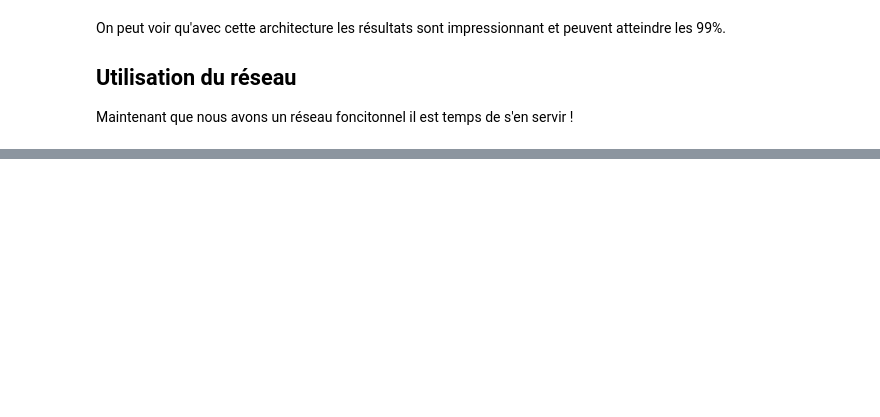
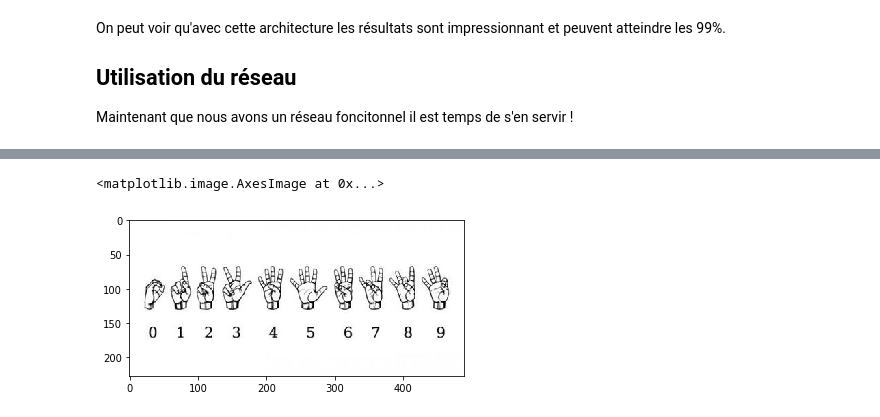
Before and after one commit to CuadrosNicolas/SignLanguageRecognition, a Jupyter notebook: Sign Language Number Recognition.ipynb, the cells around one changed output, grey strips where cells are left out. Drawn from its saved outputs; the diff is of its cells as text; code cells hidden in the pictures; blank space fills up the shorter version.

```diff
--- a/Sign Language Number Recognition.ipynb
+++ b/Sign Language Number Recognition.ipynb
@@ -459,0 +418,7 @@ Output :  tensor([[0]], device='cuda:0')
+# %%
+#Affichage d'une image de référence pour vérifier la prédiction
+base = Image.open("./datas/eval/base.jpg")
+plt.imshow(base)
+# %% [output]
+<matplotlib.image.AxesImage at 0x...>
+[figure, added]
```
Also changed, not shown: parts of 6 cells of this notebook, 6 other files.
